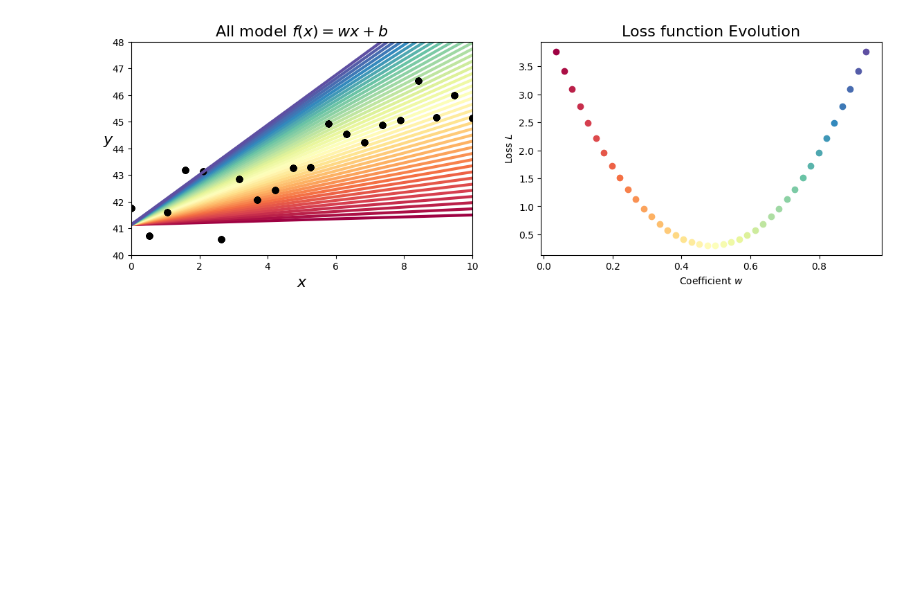
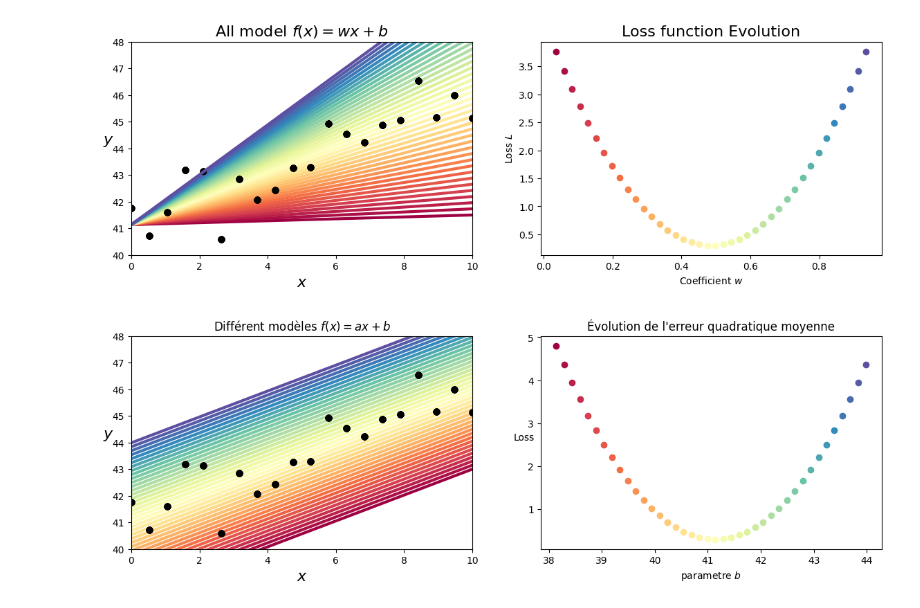
Before and after one commit to cruchau/machine_learning, a Jupyter notebook: linear_model/regression/least_squares_method.ipynb, the cells around one changed output. Cells and saved outputs as stored; diff of their text form; code cells hidden in the pictures; blank space fills up the shorter version.

```diff
--- a/linear_model/regression/least_squares_method.ipynb
+++ b/linear_model/regression/least_squares_method.ipynb
@@ -70,3 +70,40 @@ ax[1].set_title('Loss function Evolution', fontsize=16)
 plt.show()
 # %% [output]
 [figure]
+# %%
+np.random.seed(0)
+
+m = 20
+X = np.linspace(0, 10, m)
+y = 0.6 * X + 40 + np.random.randn(m)
+
+model = LinearRegression().fit(X.reshape(-1, 1), y.reshape(-1, 1))
+# preds = model.predict(X.reshape(-1, 1))
+
+fig, ax = plt.subplots(1, 2, figsize=(14, 4))
+list_bias = np.arange(-3, 3, 0.15)
+
+color = iter(plt.cm.Spectral(np.linspace(0, 1, len(list_bias))))
+
+for bias in list_bias:
+  pred = X * model.coef_+ model.intercept_ + bias
+  pred = pred.squeeze()
+  c = next(color)
+  ax[0].scatter(X, y, c='k', zorder=1)
+  ax[0].plot(X, pred, c=c, lw=3, alpha=1, zorder=-1)
+  ax[0].set_xlabel('$x$', fontsize=16)
+  ax[0].set_ylabel('$y$', fontsize=16, rotation=0)
+  ax[0].set_xlim(0, 10)
+  ax[0].set_ylim(40, 48)
+
+  L = 1/(2*m) * np.sum((pred - y)**2)
+  ax[1].scatter(model.intercept_ + bias, L, color=c)
+  ax[1].set_xlabel('parametre $b$')
+  ax[1].set_ylabel('Loss', rotation=0)
+
+ax[0].set_title('Différent modèles $f(x) = a x + b$')
+ax[1].set_title('Évolution de l\'erreur quadratique moyenne')
+
+plt.show()
+# %% [output]
+[figure, added]
```
